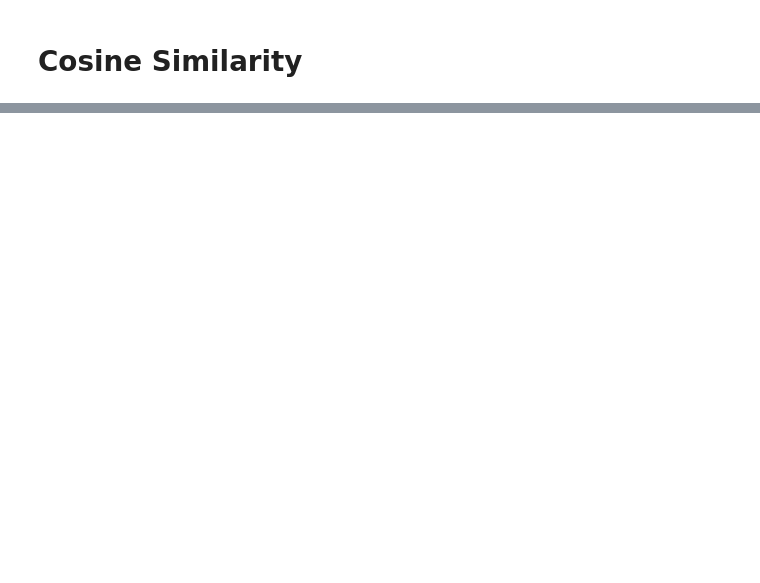
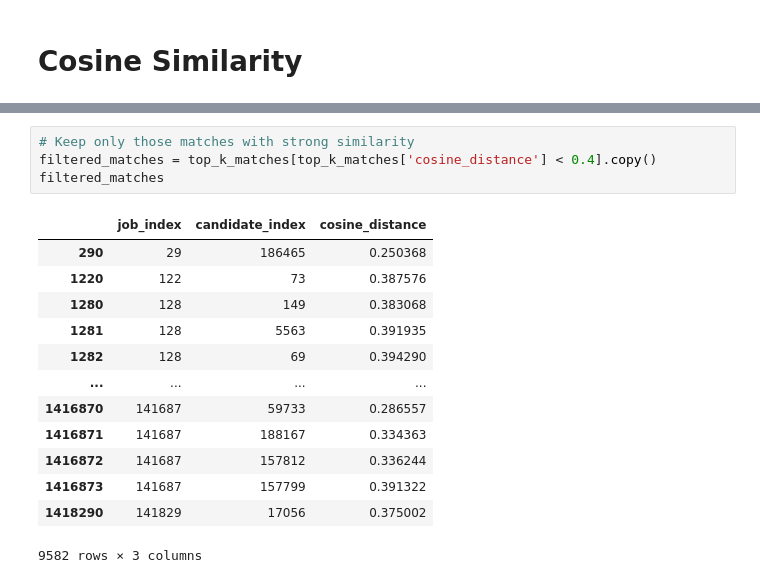
Before and after one commit to devprithvi/DijniResumeRanking, a Jupyter notebook: Preprocessing.ipynb, the cells around one changed output, grey strips where cells are left out. Saved outputs shown, nothing was run; the diff lists cells and outputs as text; blank space fills up the shorter version.

```diff
--- a/Preprocessing.ipynb
+++ b/Preprocessing.ipynb
@@ -1402,0 +1425,18 @@ Shape of candidate_tfidf_matrix: (210207, 10000)
+# %%
+# Keep only those matches with strong similarity
+filtered_matches = top_k_matches[top_k_matches['cosine_distance'] < 0.4].copy()
+filtered_matches
+# %% [output]
+|  | job_index | candidate_index | cosine_distance |
+| 290 | 29 | 186465 | 0.250368 |
+| 1220 | 122 | 73 | 0.387576 |
+| 1280 | 128 | 149 | 0.383068 |
+| 1281 | 128 | 5563 | 0.391935 |
+| 1282 | 128 | 69 | 0.394290 |
+| ... | ... | ... | ... |
+| 1416870 | 141687 | 59733 | 0.286557 |
+| 1416871 | 141687 | 188167 | 0.334363 |
+| 1416872 | 141687 | 157812 | 0.336244 |
+| 1416873 | 141687 | 157799 | 0.391322 |
+| 1418290 | 141829 | 17056 | 0.375002 |
+9582 rows × 3 columns
```
Also changed, not shown: parts of 21 cells of this notebook, 2 other files.
